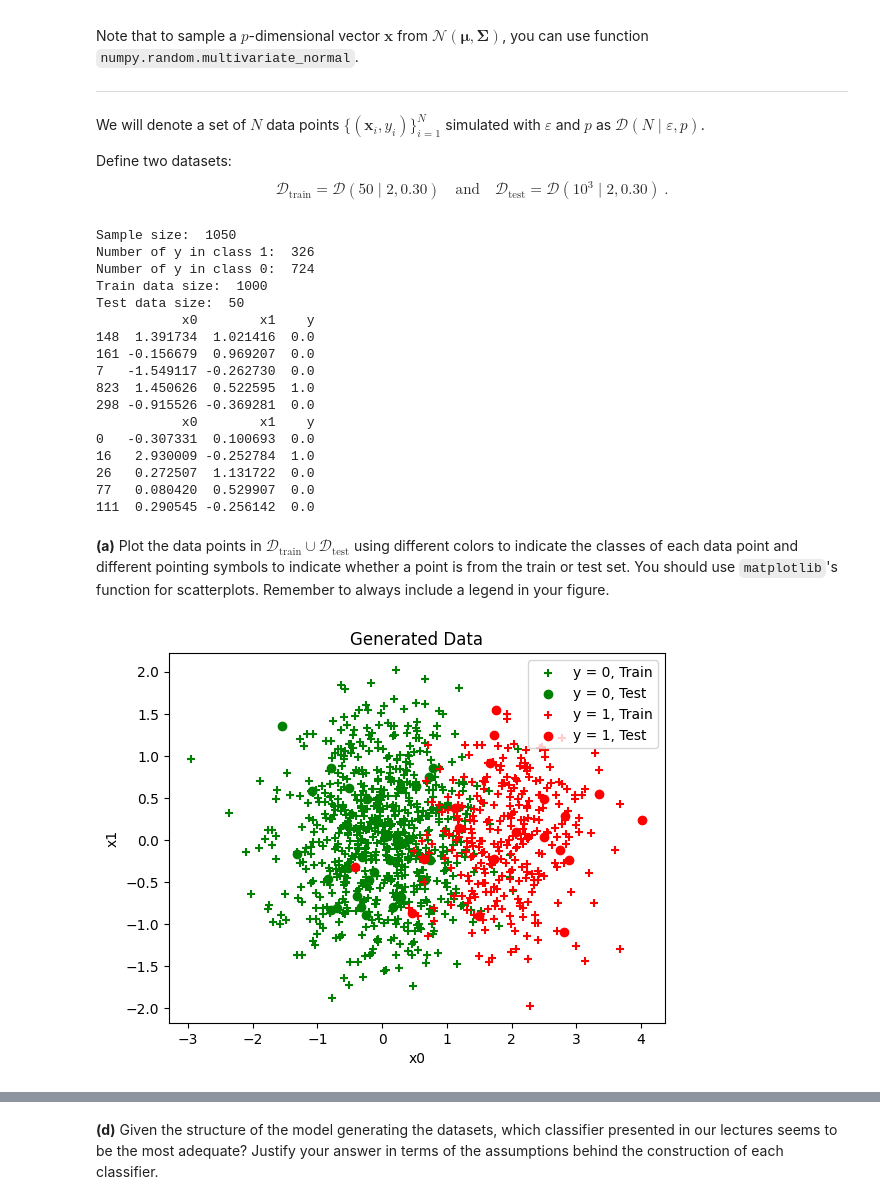
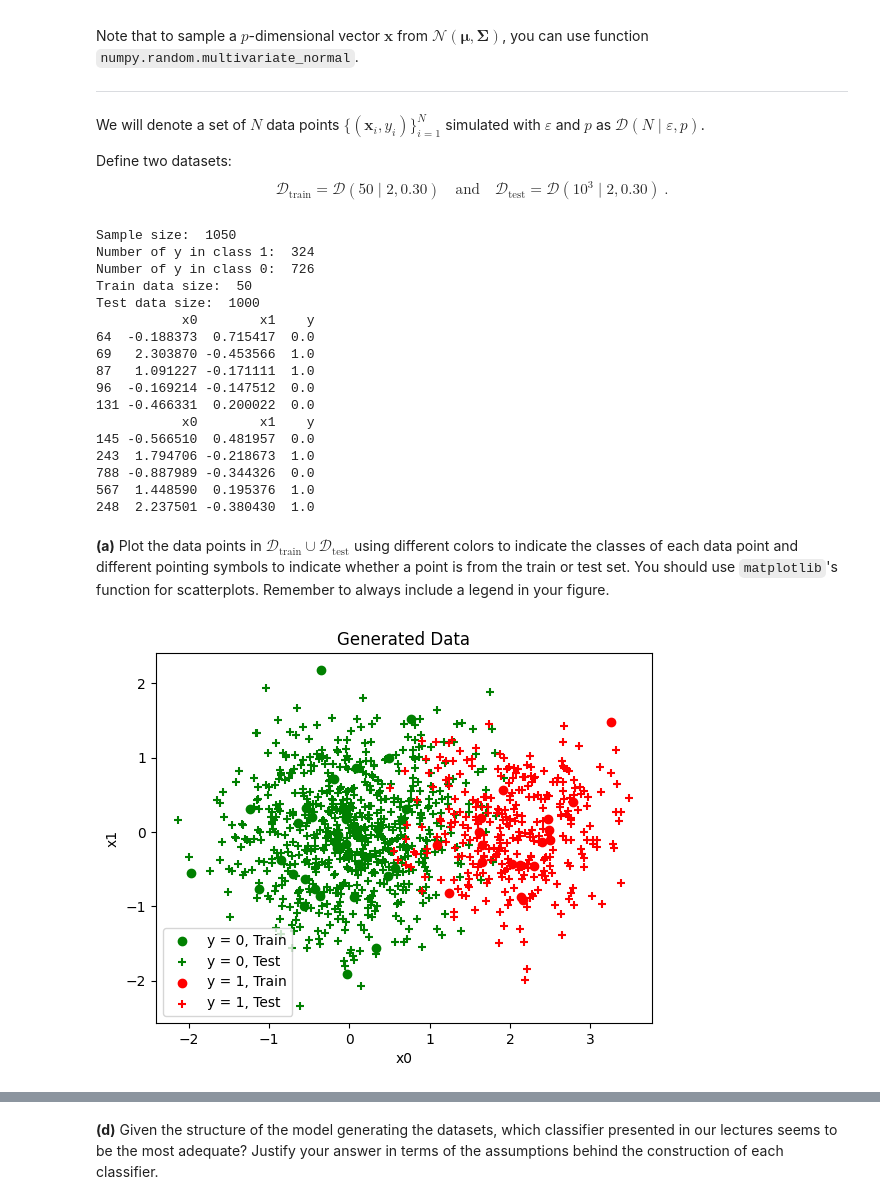
Before and after one commit to MC0117/SLA-labs, a Jupyter notebook: TP3/TP3.ipynb, the cells around one changed output, grey strips where cells are left out. Cells and saved outputs as stored; diff of their text form; code cells hidden in the pictures.

```diff
--- a/TP3/TP3.ipynb
+++ b/TP3/TP3.ipynb
@@ -91,12 +91,12 @@ def generate_data(epsilon=2, N=1050, print_info=True, p=0.3):
         else:
             X[i] = np.random.multivariate_normal(mean=m1, cov=cov1)
 
-    train = pd.DataFrame(np.concatenate([X, y.reshape(-1, 1)], axis=1), columns=['x0', 'x1', 'y'])
+    test = pd.DataFrame(np.concatenate([X, y.reshape(-1, 1)], axis=1), columns=['x0', 'x1', 'y'])
 
-    train_idx = np.random.choice(N, size=1000, replace=False)
+    test_idx = np.random.choice(N, size=1000, replace=False)
 
-    train_data = train.iloc[train_idx]
-    test_data = train.drop(train_idx)
+    test_data = test.iloc[test_idx]
+    train_data = test.drop(test_idx)
 
     if print_info:
         print('Train data size: ', len(train_data))
@@ -108,38 +108,38 @@ def generate_data(epsilon=2, N=1050, print_info=True, p=0.3):
 train_data, test_data = generate_data(epsilon=2, N=1050, print_info=True)
 # %% [output]
 Sample size:  1050
-Number of y in class 1:  326
-Number of y in class 0:  724
-Train data size:  1000
-Test data size:  50
+Number of y in class 1:  324
+Number of y in class 0:  726
+Train data size:  50
+Test data size:  1000
            x0        x1    y
-148  1.391734  1.021416  0.0
-161 -0.156679  0.969207  0.0
-7   -1.549117 -0.262730  0.0
-823  1.450626  0.522595  1.0
-298 -0.915526 -0.369281  0.0
+64  -0.188373  0.715417  0.0
+69   2.303870 -0.453566  1.0
+87   1.091227 -0.171111  1.0
+96  -0.169214 -0.147512  0.0
+131 -0.466331  0.200022  0.0
            x0        x1    y
-0   -0.307331  0.100693  0.0
-16   2.930009 -0.252784  1.0
-26   0.272507  1.131722  0.0
-77   0.080420  0.529907  0.0
-111  0.290545 -0.256142  0.0
+145 -0.566510  0.481957  0.0
+243  1.794706 -0.218673  1.0
+788 -0.887989 -0.344326  0.0
+567  1.448590  0.195376  1.0
+248  2.237501 -0.380430  1.0
 # %% [markdown]
 **(a)** Plot the data points in $\mathcal{D}_\text{train} \cup \mathcal{D}_\text{test}$ using different colors to indicate the classes of each data point and different pointing symbols to indicate whether a point is from the train or test set. You should use `matplotlib`'s function for scatterplots. Remember to always include a legend in your figure.
 # %%
 import matplotlib.pyplot as plt
 
 color = ['green', 'red']
 for i in range(2):
-    plt.scatter(train_data[train_data['y'] == i]['x0'], train_data[train_data['y'] == i]['x1'], label=f'y = {i}, Train', marker='+', color=color[i])
-    plt.scatter(test_data[test_data['y'] == i]['x0'], test_data[test_data['y'] == i]['x1'], c=color[i], label=f'y = {i}, Test', marker='o' )
+    plt.scatter(train_data[train_data['y'] == i]['x0'], train_data[train_data['y'] == i]['x1'], label=f'y = {i}, Train', marker='o', color=color[i])
+    plt.scatter(test_data[test_data['y'] == i]['x0'], test_data[test_data['y'] == i]['x1'], c=color[i], label=f'y = {i}, Test', marker='+' )
 plt.xlabel('x0')
 plt.ylabel('x1')
 plt.title('Generated Data')
 plt.legend()
 plt.show()
 # %% [output]
-[figure, old version]
+[figure, new version]
 # %% [markdown]
 **(b)** What is the mathematical expression for the optimal Bayes classifier in this setting? And for its boundary region? Remember that the Bayes classifier can be written in terms of the ratio of $\text{Prob}(Y = 1 \mid \mathbf{x})$ over $\text{Prob}(Y = 0 \mid \mathbf{x})$ and that the values of $\mathbf{x} \in \mathbb{R}^2$ for which this ratio is 1 are those defining its boundary. Beware, however, that in this exercise we're considering $\text{Prob}(Y = 1) = p$ and $\text{Prob}(Y = 0) = 1-p$, so they are not necessarily always equal.
 
```
Also changed, not shown: parts of 7 cells of this notebook.
